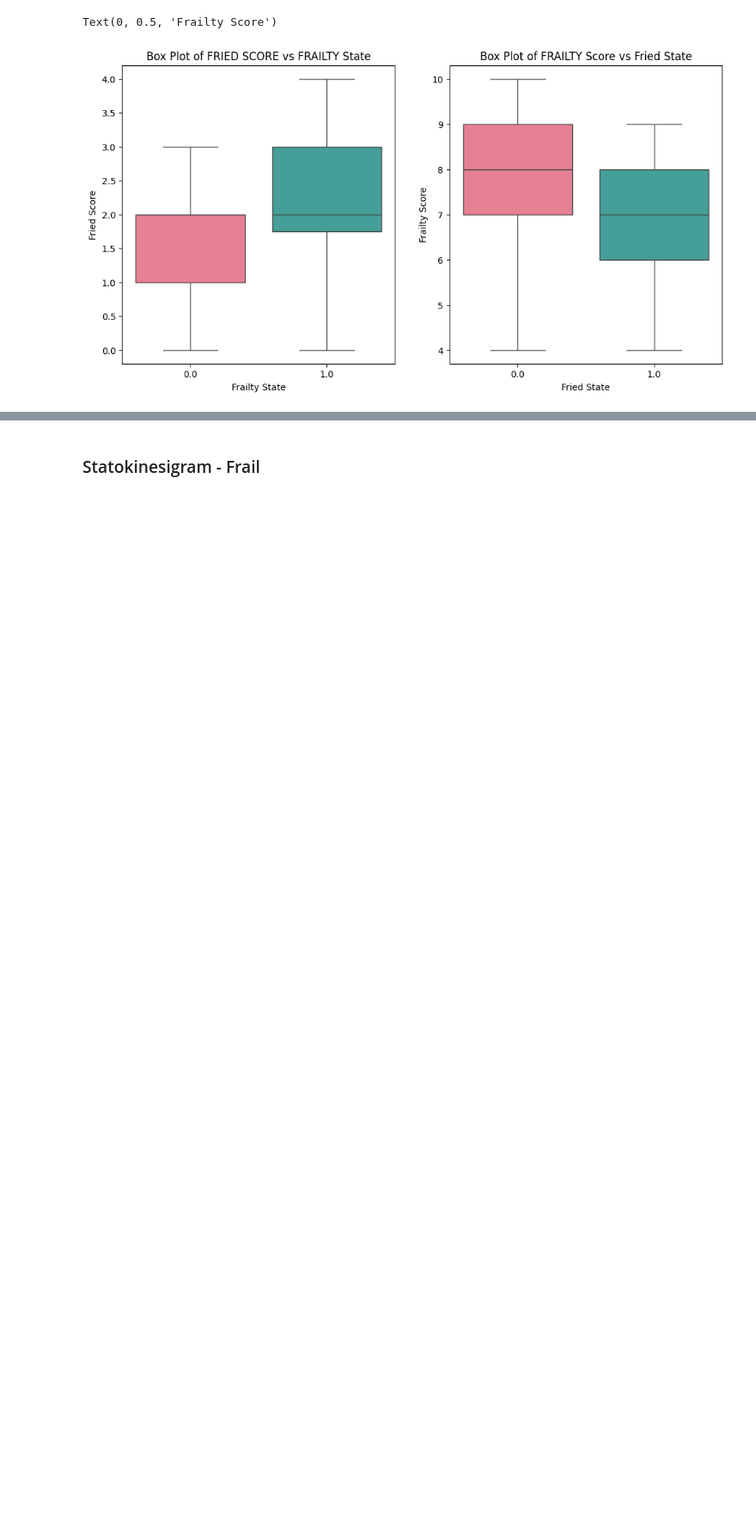
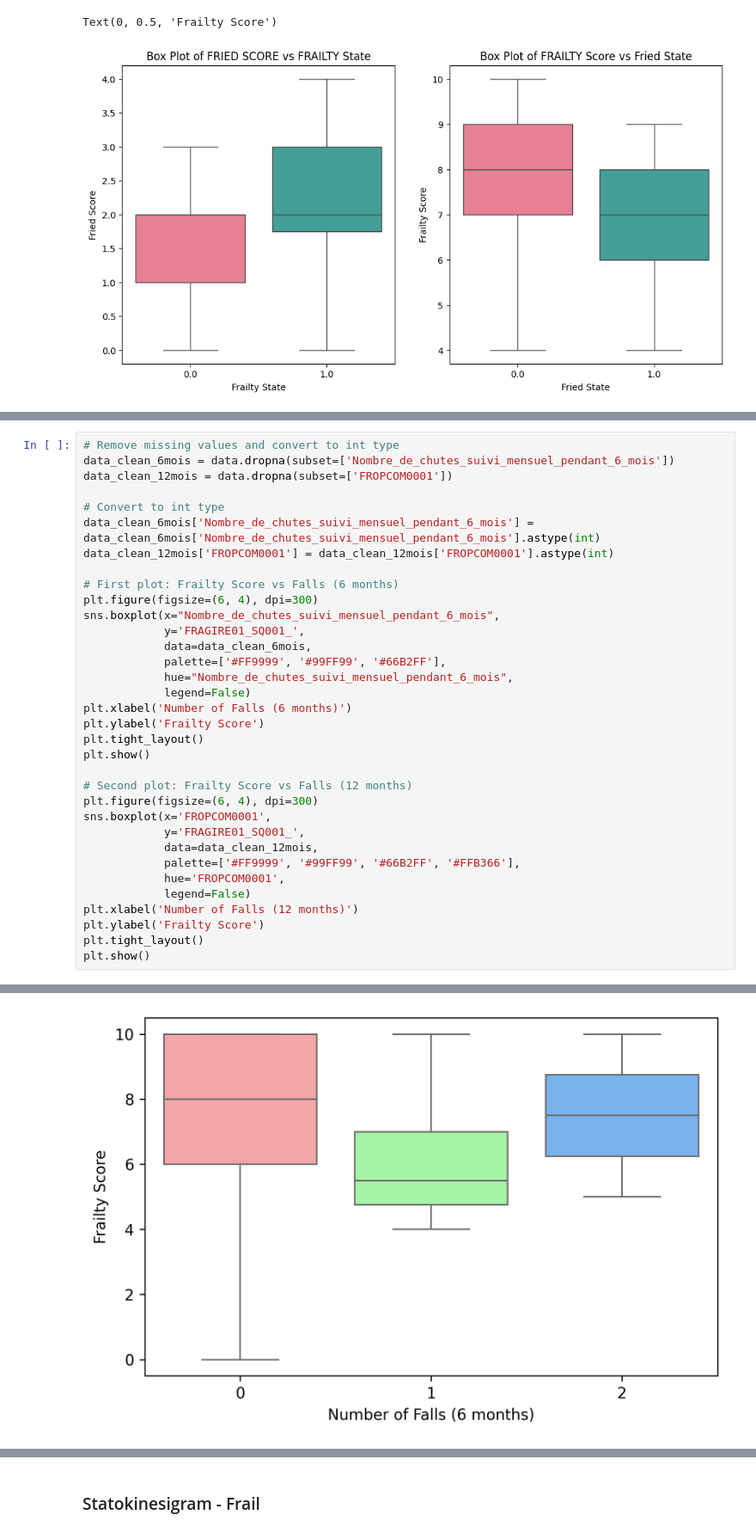
Before and after one commit to lukuenya/Thesis, a Jupyter notebook: notebooks/statistical_analysis.ipynb, the cells around one changed output, grey strips where cells are left out. Shown at 86% size. Saved outputs shown, nothing was run; the diff lists cells and outputs as text; blank space fills up the shorter version.

```diff
--- a/notebooks/statistical_analysis.ipynb
+++ b/notebooks/statistical_analysis.ipynb
@@ -55,0 +167,35 @@ Text(0, 0.5, 'Frailty Score')
+# %%
+# Remove missing values and convert to int type
+data_clean_6mois = data.dropna(subset=['Nombre_de_chutes_suivi_mensuel_pendant_6_mois'])
+data_clean_12mois = data.dropna(subset=['FROPCOM0001'])
+
+# Convert to int type
+data_clean_6mois['Nombre_de_chutes_suivi_mensuel_pendant_6_mois'] = data_clean_6mois['Nombre_de_chutes_suivi_mensuel_pendant_6_mois'].astype(int)
+data_clean_12mois['FROPCOM0001'] = data_clean_12mois['FROPCOM0001'].astype(int)
+
+# First plot: Frailty Score vs Falls (6 months)
+plt.figure(figsize=(6, 4), dpi=300)
+sns.boxplot(x="Nombre_de_chutes_suivi_mensuel_pendant_6_mois",
+            y='FRAGIRE01_SQ001_',
+            data=data_clean_6mois,
+            palette=['#FF9999', '#99FF99', '#66B2FF'],
+            hue="Nombre_de_chutes_suivi_mensuel_pendant_6_mois",
+            legend=False)
+plt.xlabel('Number of Falls (6 months)')
+plt.ylabel('Frailty Score')
+plt.tight_layout()
+plt.show()
+
+# Second plot: Frailty Score vs Falls (12 months)
+plt.figure(figsize=(6, 4), dpi=300)
+sns.boxplot(x='FROPCOM0001',
+            y='FRAGIRE01_SQ001_',
+            data=data_clean_12mois,
+            palette=['#FF9999', '#99FF99', '#66B2FF', '#FFB366'],
+            hue='FROPCOM0001',
+            legend=False)
+plt.xlabel('Number of Falls (12 months)')
+plt.ylabel('Frailty Score')
+plt.tight_layout()
+plt.show()
+# %% [output]
@@ -55,0 +212 @@ Text(0, 0.5, 'Frailty Score')
+[figure, added]
```
Also changed, not shown: parts of 70 cells of this notebook, 47 other files.
